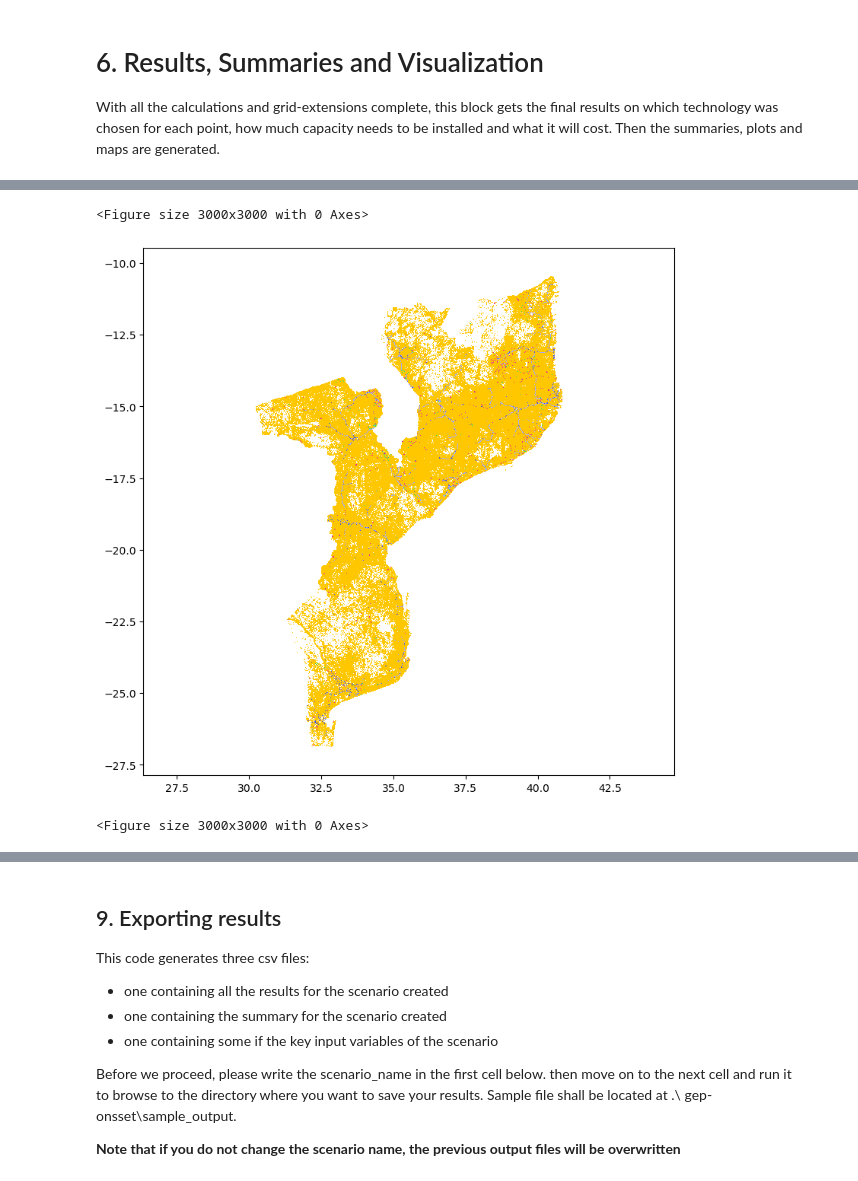
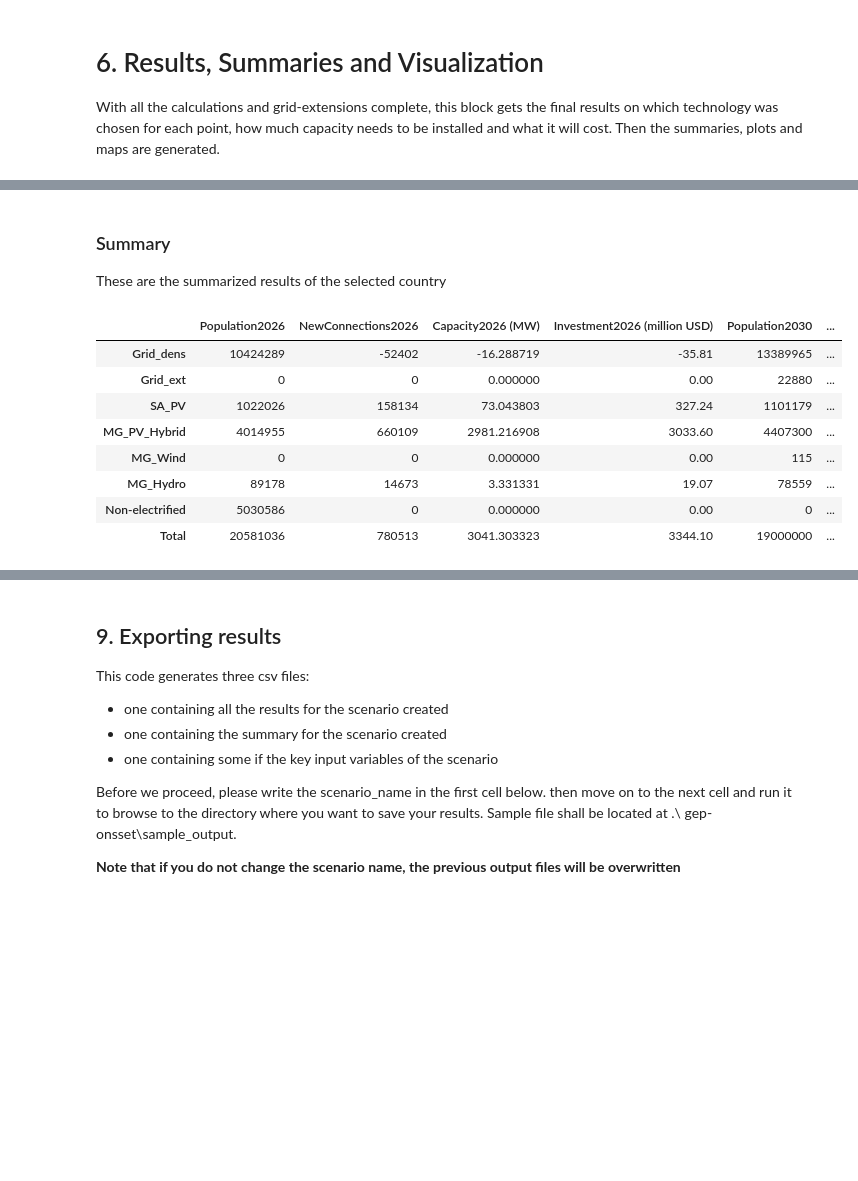
Before and after one commit to Mozambique-IEP/onsset, a Jupyter notebook: OnSSET_notebook.ipynb, the cells around one changed output, grey strips where cells are left out. Cells and saved outputs as stored; diff of their text form; code cells hidden in the pictures; blank space fills up the shorter version.

```diff
--- a/OnSSET_notebook.ipynb
+++ b/OnSSET_notebook.ipynb
@@ -115,17 +113,17 @@ PV Hybrid Mini-gri
 # %%
 grid_generation_cost = 0.10                ### This is the grid cost electricity USD/kWh as expected in the end year of the analysis
 grid_power_plants_capital_cost = 2000      ### The cost in USD/kW is for capacity upgrades of the grid
-grid_losses = 0.40                         ### The fraction of electricity lost in transmission and distribution (percentage)
+grid_losses = 0.10                         ### The fraction of electricity lost in transmission and distribution (percentage)
 
-annual_new_grid_connections_limit = 375000 # This is the maximum amount of new households that can be connected to the grid in one year
+annual_new_grid_connections_limit = 50000 # This is the maximum amount of new households that can be connected to the grid in one year
 annual_grid_cap_gen_limit = 9999999        # This is the maximum generation capacity (MW) that can be added to the grid in one year
 # %% [markdown]
 #### Off-grid technology parameters
 # %%
-min_mg_size = 500             # Minimum number of connections (people) for mini-grids to be considered
+min_mg_size = 50             # Minimum number of connections (people) for mini-grids to be considered
 
 # Decide whether mini-grids should be allowed to be interconnected to the grid in a later time-step.
-mg_interconnection = 0         # 0 = NO, 1 = YES
+mg_interconnection = 1         # 0 = NO, 1 = YES
 # %%
 diesel_price = 1.3                    ### This is the diesel price in USD/liter as expected in the end year of the analysis
 
@@ -676,22 +518,16 @@ Passing `palette` without assigning `hue` is deprecated and will be removed in v
-# %%
-from matplotlib import pyplot as plt
-colors = ['#4e53de', '#a6aaff', '#ffc700', '#e628a0', '#1b8f4d', '#28e66d', '#808080']
-plt.figure(figsize=(9,9))
-plt.plot(onsseter.df.loc[onsseter.df['FinalElecCode{}'.format(end_year)]==3, SET_X_DEG], onsseter.df.loc[onsseter.df['FinalElecCode{}'.format(end_year)]==3, SET_Y_DEG], color='#ffc700', marker=',', linestyle='none')
-plt.plot(onsseter.df.loc[onsseter.df['FinalElecCode{}'.format(end_year)]==4, SET_X_DEG], onsseter.df.loc[onsseter.df['FinalElecCode{}'.format(end_year)]==99, SET_Y_DEG], color='#808080', marker=',', linestyle='none')
-plt.plot(onsseter.df.loc[onsseter.df['FinalElecCode{}'.format(end_year)]==5, SET_X_DEG], onsseter.df.loc[onsseter.df['FinalElecCode{}'.format(end_year)]==5, SET_Y_DEG], color='#e628a0', marker=',', linestyle='none')
-plt.plot(onsseter.df.loc[onsseter.df['FinalElecCode{}'.format(end_year)]==6, SET_X_DEG], onsseter.df.loc[onsseter.df['FinalElecCode{}'.format(end_year)]==6, SET_Y_DEG], color='#1b8f4d', marker=',', linestyle='none')
-plt.plot(onsseter.df.loc[onsseter.df['FinalElecCode{}'.format(end_year)]==7, SET_X_DEG], onsseter.df.loc[onsseter.df['FinalElecCode{}'.format(end_year)]==7, SET_Y_DEG], color='#28e66d', marker=',', linestyle='none')
-plt.plot(onsseter.df.loc[onsseter.df['FinalElecCode{}'.format(end_year)]==1, SET_X_DEG], onsseter.df.loc[onsseter.df['FinalElecCode{}'.format(end_year)]==1, SET_Y_DEG], color='#4e53de', marker=',', linestyle='none')
-plt.plot(onsseter.df.loc[onsseter.df['FinalElecCode{}'.format(end_year)]==2, SET_X_DEG], onsseter.df.loc[onsseter.df['FinalElecCode{}'.format(end_year)]==2, SET_Y_DEG], color='#a6aaff', marker=',', linestyle='none')
-if onsseter.df[SET_X_DEG].max() - onsseter.df[SET_X_DEG].min() > onsseter.df[SET_Y_DEG].max() - onsseter.df[SET_Y_DEG].min():
-    plt.xlim(onsseter.df[SET_X_DEG].min() - 1, onsseter.df[SET_X_DEG].max() + 1)
-    plt.ylim((onsseter.df[SET_Y_DEG].min()+onsseter.df[SET_Y_DEG].max())/2 - 0.5*abs(onsseter.df[SET_X_DEG].max() - onsseter.df[SET_X_DEG].min()) - 1, (onsseter.df[SET_Y_DEG].min()+onsseter.df[SET_Y_DEG].max())/2 + 0.5*abs(onsseter.df[SET_X_DEG].max() - onsseter.df[SET_X_DEG].min()) + 1)
-else:
-    plt.xlim((onsseter.df[SET_X_DEG].min()+onsseter.df[SET_X_DEG].max())/2 - 0.5*abs(onsseter.df[SET_Y_DEG].max() - onsseter.df[SET_Y_DEG].min()) - 1, (onsseter.df[SET_X_DEG].min()+onsseter.df[SET_X_DEG].max())/2 + 0.5*abs(onsseter.df[SET_Y_DEG].max() - onsseter.df[SET_Y_DEG].min()) + 1)
-    plt.ylim(onsseter.df[SET_Y_DEG].min() -1, onsseter.df[SET_Y_DEG].max() +1)
-plt.figure(figsize=(30,30))
-# %% [output]
-<Figure size 3000x3000 with 0 Axes>
-[figure, removed]
-<Figure size 3000x3000 with 0 Axes>
+# %%
+summary_table, columns = calc_summary_table(onsseter.df)
+display(Markdown('### Summary \n These are the summarized results of the selected country'))
+summary_table
+# %% [output]
+### Summary
+ These are the summarized results of the selected country
+|  | Population2026 | NewConnections2026 | Capacity2026 (MW) | Investment2026 (million USD) | Population2030 | ... |
+| Grid_dens | 10424289 | -52402 | -16.288719 | -35.81 | 13389965 | ... |
+| Grid_ext | 0 | 0 | 0.000000 | 0.00 | 22880 | ... |
+| SA_PV | 1022026 | 158134 | 73.043803 | 327.24 | 1101179 | ... |
+| MG_PV_Hybrid | 4014955 | 660109 | 2981.216908 | 3033.60 | 4407300 | ... |
+| MG_Wind | 0 | 0 | 0.000000 | 0.00 | 115 | ... |
+| MG_Hydro | 89178 | 14673 | 3.331331 | 19.07 | 78559 | ... |
+| Non-electrified | 5030586 | 0 | 0.000000 | 0.00 | 0 | ... |
+| Total | 20581036 | 780513 | 3041.303323 | 3344.10 | 19000000 | ... |
```
Also changed, not shown: parts of 29 cells of this notebook, 4 other files.
